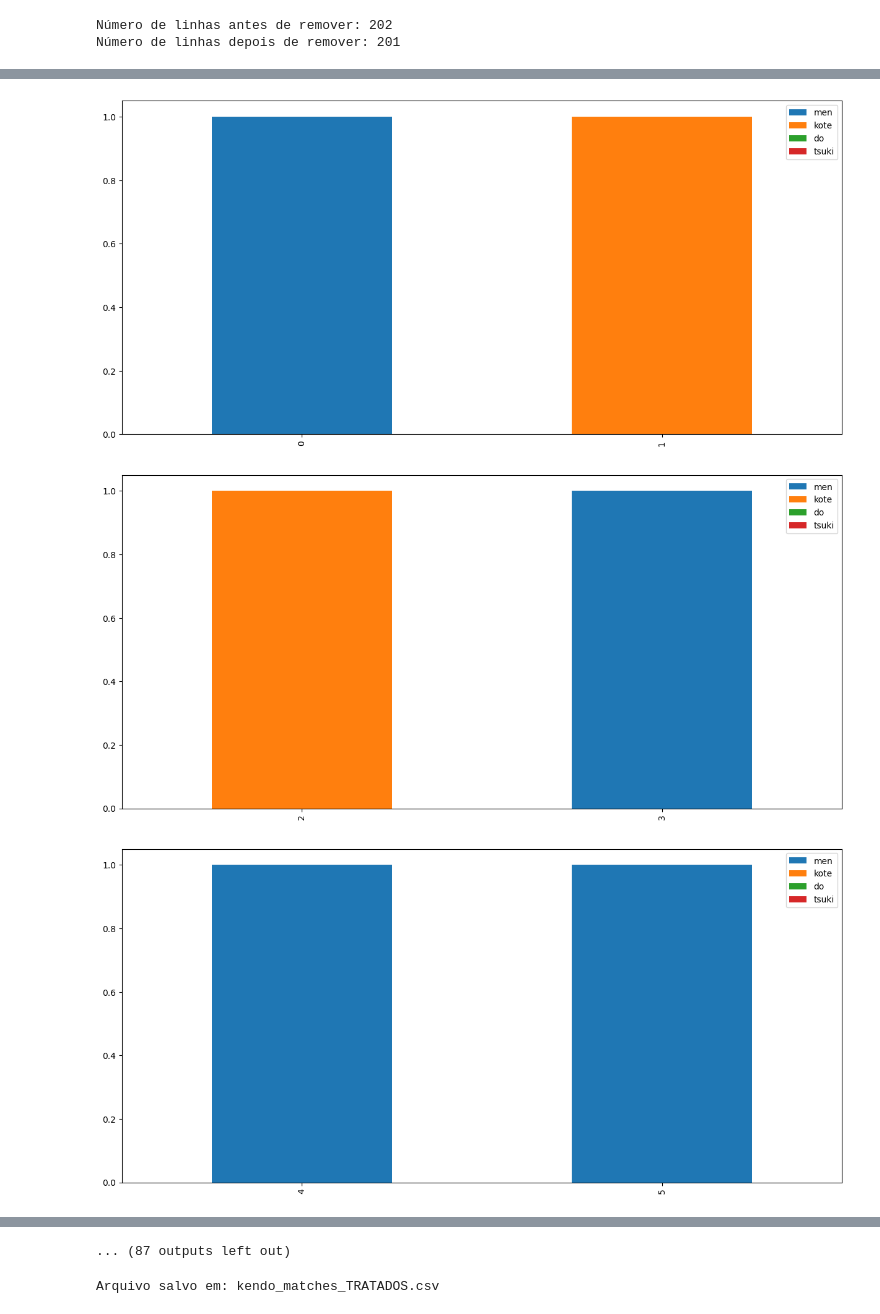
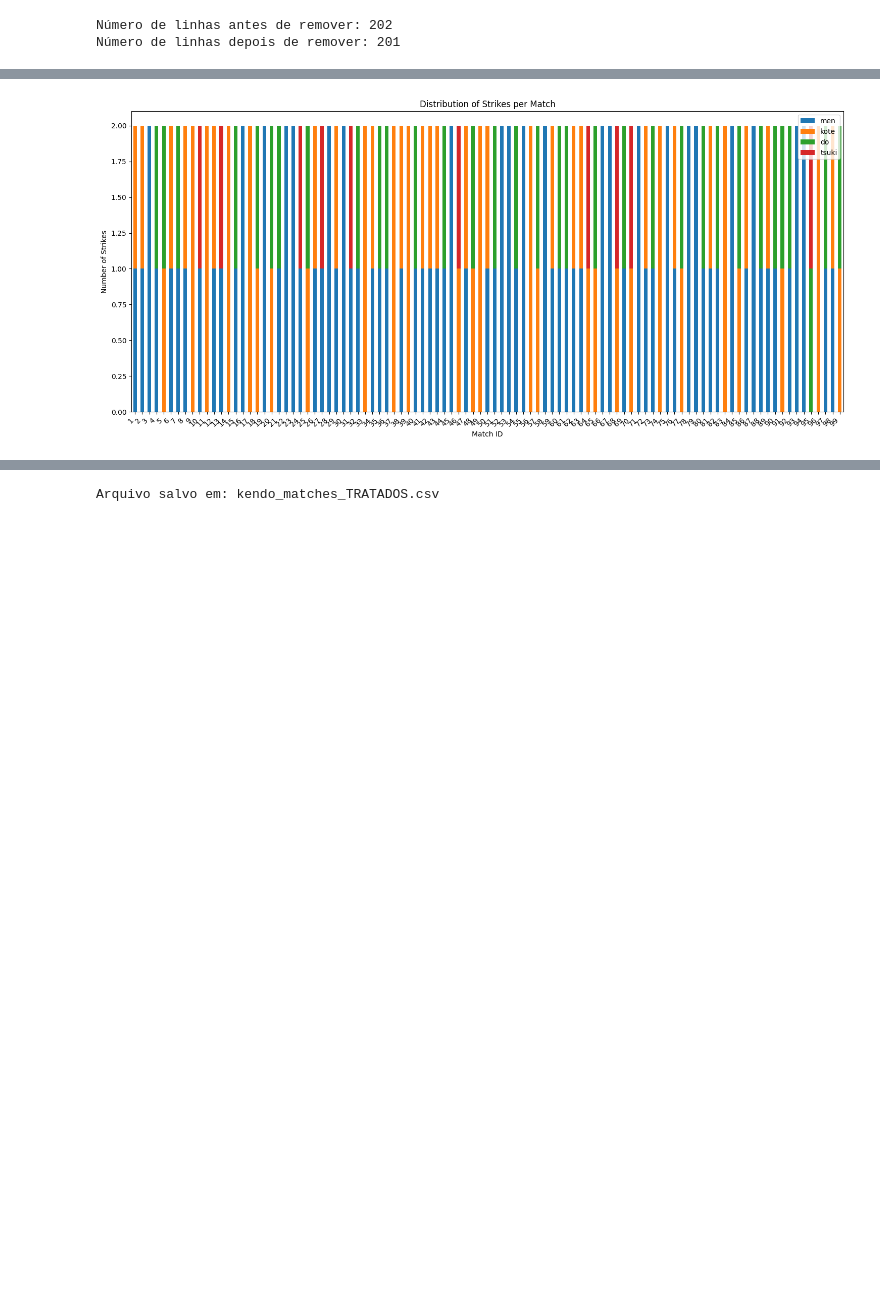
Before and after one commit to GScaramussa/Mineracao, a Jupyter notebook: mineracao.ipynb, the cells around one changed output, grey strips where cells are left out. Cells and saved outputs as stored; diff of their text form; code cells hidden in the pictures; blank space fills up the shorter version.

```diff
--- a/mineracao.ipynb
+++ b/mineracao.ipynb
@@ -69,8 +67,8 @@ bin_cols = ["men", "kote", "do", "tsuki", "ippon_taken"]
 for col in bin_cols:
     # aplica mapeamento em valores de texto conhecidos
     df[col] = df[col].replace(binary_map)
-    # converte para numérico (coerce -> valores inválidos viram NaN)
-    df[col] = pd.to_numeric(df[col], errors="coerce")
+    # convert to Int64 after replacement, coercing errors to NaN
+    df[col] = pd.to_numeric(df[col], errors="coerce").astype('Int64')
 # %%
 # Convert all columns to numeric first, coercing errors to NaN
 for col in df.columns:
@@ -113,3 +111,11 @@ print(f"Número de linhas depois de remover: {after_drop}")
 # %% [output]
 Número de linhas antes de remover: 202
 Número de linhas depois de remover: 201
+# %%
+# Dropar linhas duplicadas
+dup_before = df.shape[0]
+df = df.drop_duplicates().copy()
+dup_after = df.shape[0]
+
+print(f"Número de linhas antes de dropar duplicadas: {dup_before}")
+print(f"Número de linhas depois de dropar duplicadas: {dup_after}")
@@ -145,20 +154,18 @@ Número de linhas depois de remover: 199
 # %%
 import matplotlib.pyplot as plt
 import seaborn as sns
 
 # Group by match_id and sum the strike counts
-strike_summary = df.groupby('match_id')[['men', 'kote', 'do', 'tsuki']]
+strike_summary = df.groupby('match_id')[['men', 'kote', 'do', 'tsuki']].sum()
 
 # Create a stacked bar plot
 strike_summary.plot(kind='bar', stacked=True, figsize=(15, 7))
 
 plt.title('Distribution of Strikes per Match')
 plt.xlabel('Match ID')
 plt.ylabel('Number of Strikes')
 plt.xticks(rotation=45, ha='right')
 plt.tight_layout()
 plt.show()
 # %% [output]
-[figure, old version]
+[figure, new version]
-[figure, removed]
-[figure, removed]
@@ -174,4 +172,3 @@ plt.show()
-... (87 outputs left out)
 # %%
 # Salvar CSV limpo
 clean_path = "kendo_matches_TRATADOS.csv"
```
Also changed, not shown: parts of 4 cells of this notebook.
